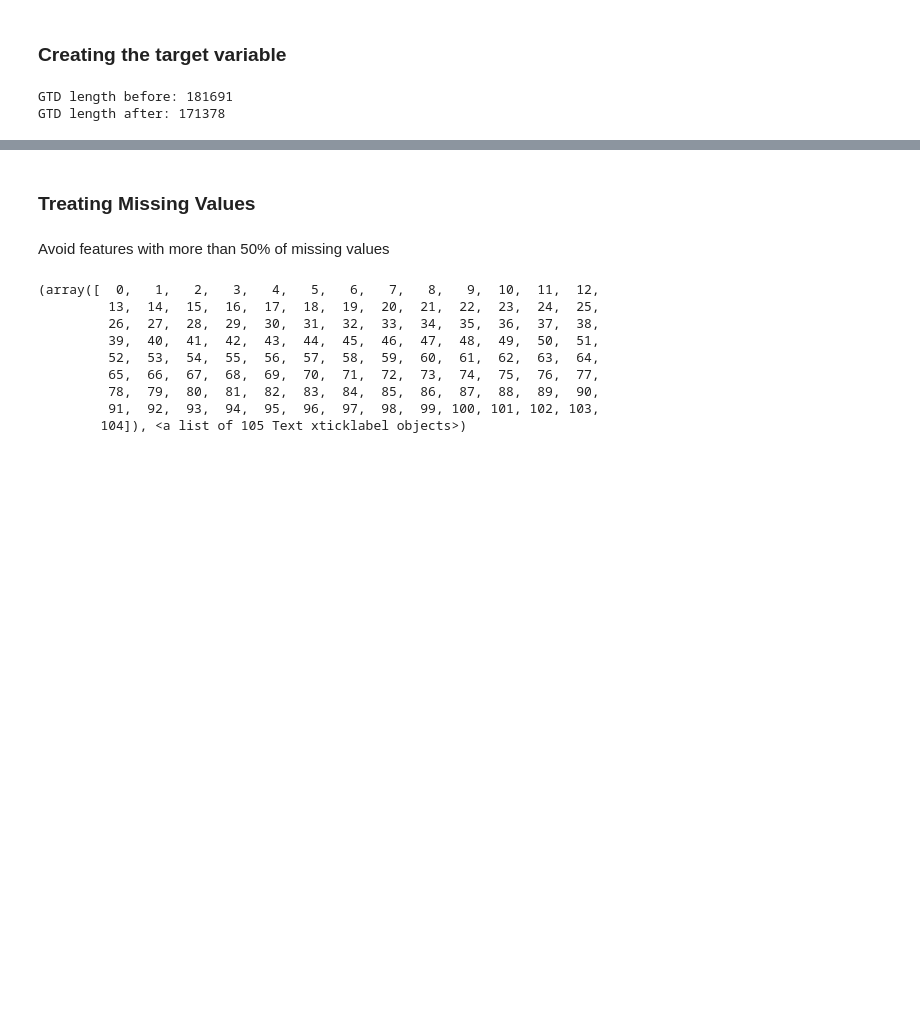
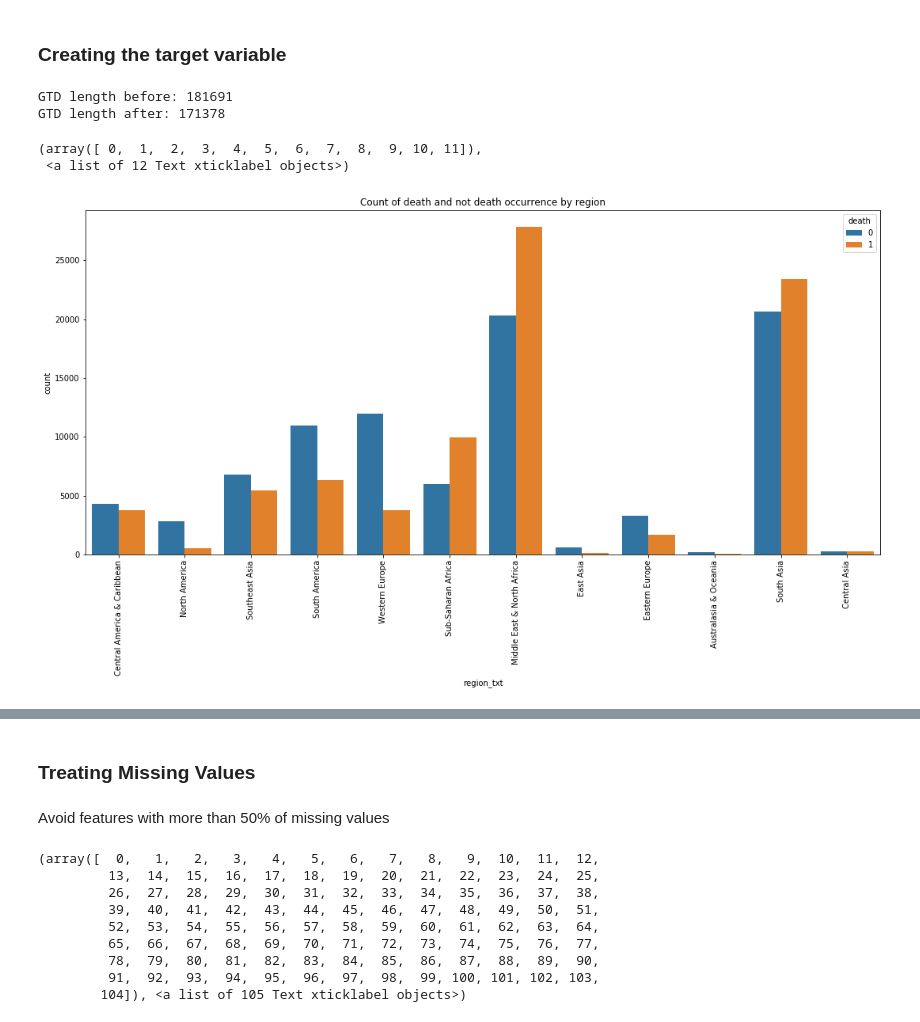
Before and after one commit to fredericoguerra/ML-Udacity-CapstoneProject, a Jupyter notebook: GlobalTerrorismAttack.ipynb, the cells around one changed output, grey strips where cells are left out. Cells and saved outputs as stored; diff of their text form; code cells hidden in the pictures; blank space fills up the shorter version.

```diff
--- a/GlobalTerrorismAttack.ipynb
+++ b/GlobalTerrorismAttack.ipynb
@@ -108,3 +70,12 @@ print("GTD length after: %.2d " % len(GTD))
 # %% [output]
 GTD length before: 181691
 GTD length after: 171378
+# %%
+plt.subplots(figsize=(18,8))
+ax = sns.countplot(x='region_txt', hue='death', data=GTD)
+ax.set_title('Count of death and not death occurrence by region')
+plt.xticks(rotation=90)
+# %% [output]
+(array([ 0,  1,  2,  3,  4,  5,  6,  7,  8,  9, 10, 11]),
+ <a list of 12 Text xticklabel objects>)
+[figure, added]
```
Also changed, not shown: parts of 33 cells of this notebook.
